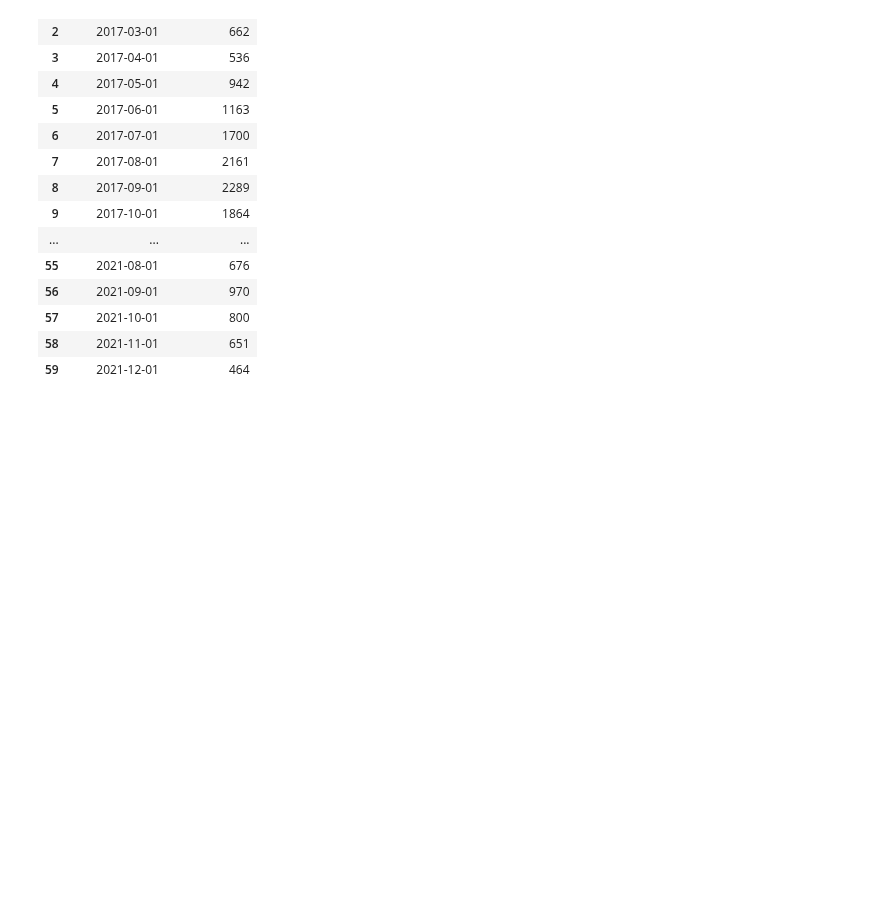
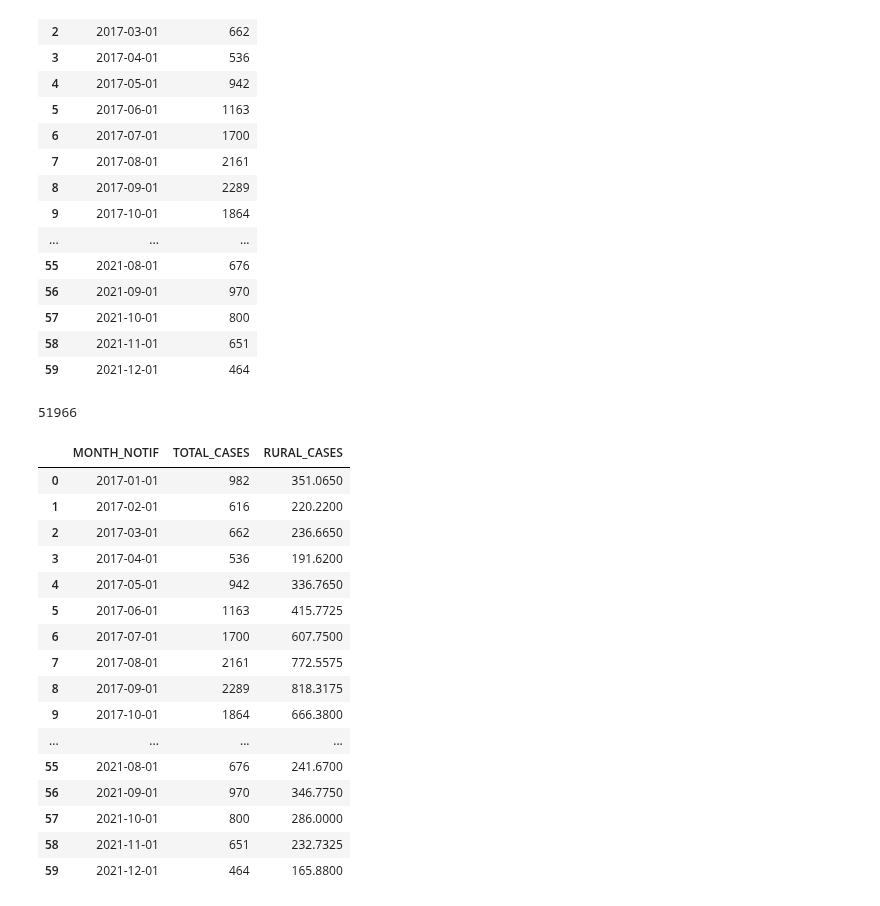
Before and after one commit to RaphaLevy/Study_on_Malaria_dynamics, a Jupyter notebook: sivep_data/Manaus_Pop_and_Cases_2017_2021.ipynb, the cells around one changed output. Drawn from its saved outputs; the diff is of its cells as text; code cells hidden in the pictures; blank space fills up the shorter version.

Commit message:
Adds column of monthly rural cases

```diff
--- a/sivep_data/Manaus_Pop_and_Cases_2017_2021.ipynb
+++ b/sivep_data/Manaus_Pop_and_Cases_2017_2021.ipynb
@@ -701,3 +701,11 @@ manaus_resid_dropped_columns
 | 1006159 | 2021-10-19 | 42/2021 | AM | 130260 | AM | 130260.0 | 218.0 | 1 | 19/10/21 | 11.0 | ... |
 | 1006319 | 2021-08-02 | 31/2021 | AM | 130260 | AM | 130260.0 | 490.0 | 1 | 29/07/21 | 5.0 | ... |
 51966 rows × 18 columns
+# %%
+manaus_resid_dropped_columns = manaus_resid_dropped_columns.drop(columns=['UF_INFEC', 'MUN_INFE', 'DT_EXAME'])
+
+# manaus_resid_dropped_columns = manaus_resid_dropped_columns.assign(RURAL_POP = manaus_cases_per_year_df.get('POPULATION')*0.45/100)
+# manaus_rural_pop_df['RURAL_POP'] = manaus_rural_pop_df['RURAL_POP'].round()
+# manaus_rural_pop_df = manaus_rural_pop_df.assign(RURAL_CASES = manaus_rural_pop_df.get('TOTAL_CASES')*35.75/100)
+
+manaus_resid_dropped_columns
@@ -704,7 +726,7 @@ manaus_resid_dropped_columns
 # %%
-cases_Manaus_by_month = manaus_resid_dropped_columns[['MONTH_NOTIF']].groupby(['MONTH_NOTIF']).size().reset_index(name='TOTAL_CASES')#.sort_values(by='TOTAL_CASES', ascending=False)
-cases_Manaus_by_month['MONTH_NOTIF'] = cases_Manaus_by_month['MONTH_NOTIF']#.astype(int)
-cases_Manaus_by_month
+cases_manaus_by_month = manaus_resid_dropped_columns[['MONTH_NOTIF']].groupby(['MONTH_NOTIF']).size().reset_index(name='TOTAL_CASES')#.sort_values(by='TOTAL_CASES', ascending=False)
+cases_manaus_by_month['MONTH_NOTIF'] = cases_manaus_by_month['MONTH_NOTIF']#.astype(int)
+cases_manaus_by_month
 # %% [output]
 |  | MONTH_NOTIF | TOTAL_CASES |
 | 0 | 01/2017 | 982 |
@@ -724,10 +746,10 @@ cases_Manaus_by_month
 | 58 | 12/2020 | 666 |
 | 59 | 12/2021 | 464 |
 # %%
-cases_Manaus_by_month['MONTH_NOTIF'] = pd.to_datetime(cases_Manaus_by_month['MONTH_NOTIF'], format='%m/%Y')
-cases_Manaus_by_month = cases_Manaus_by_month.sort_values(by='MONTH_NOTIF')
-cases_Manaus_by_month = cases_Manaus_by_month.reset_index(drop=True)
-cases_Manaus_by_month
+cases_manaus_by_month['MONTH_NOTIF'] = pd.to_datetime(cases_manaus_by_month['MONTH_NOTIF'], format='%m/%Y')
+cases_manaus_by_month = cases_manaus_by_month.sort_values(by='MONTH_NOTIF')
+cases_manaus_by_month = cases_manaus_by_month.reset_index(drop=True)
+cases_manaus_by_month
 # %% [output]
 |  | MONTH_NOTIF | TOTAL_CASES |
 | 0 | 2017-01-01 | 982 |
@@ -746,3 +768,28 @@ cases_Manaus_by_month
 | 57 | 2021-10-01 | 800 |
 | 58 | 2021-11-01 | 651 |
 | 59 | 2021-12-01 | 464 |
+# %%
+cases_manaus_by_month['TOTAL_CASES'].sum()
+# %% [output]
+51966
+# %%
+cases_manaus_by_month = cases_manaus_by_month.assign(RURAL_CASES = cases_manaus_by_month.get('TOTAL_CASES')*35.75/100)
+cases_manaus_by_month
+# %% [output]
+|  | MONTH_NOTIF | TOTAL_CASES | RURAL_CASES |
+| 0 | 2017-01-01 | 982 | 351.0650 |
+| 1 | 2017-02-01 | 616 | 220.2200 |
+| 2 | 2017-03-01 | 662 | 236.6650 |
+| 3 | 2017-04-01 | 536 | 191.6200 |
+| 4 | 2017-05-01 | 942 | 336.7650 |
+| 5 | 2017-06-01 | 1163 | 415.7725 |
+| 6 | 2017-07-01 | 1700 | 607.7500 |
+| 7 | 2017-08-01 | 2161 | 772.5575 |
+| 8 | 2017-09-01 | 2289 | 818.3175 |
+| 9 | 2017-10-01 | 1864 | 666.3800 |
+| ... | ... | ... | ... |
+| 55 | 2021-08-01 | 676 | 241.6700 |
+| 56 | 2021-09-01 | 970 | 346.7750 |
+| 57 | 2021-10-01 | 800 | 286.0000 |
+| 58 | 2021-11-01 | 651 | 232.7325 |
+| 59 | 2021-12-01 | 464 | 165.8800 |
```
Also changed, not shown: parts of 1 cell of this notebook.
